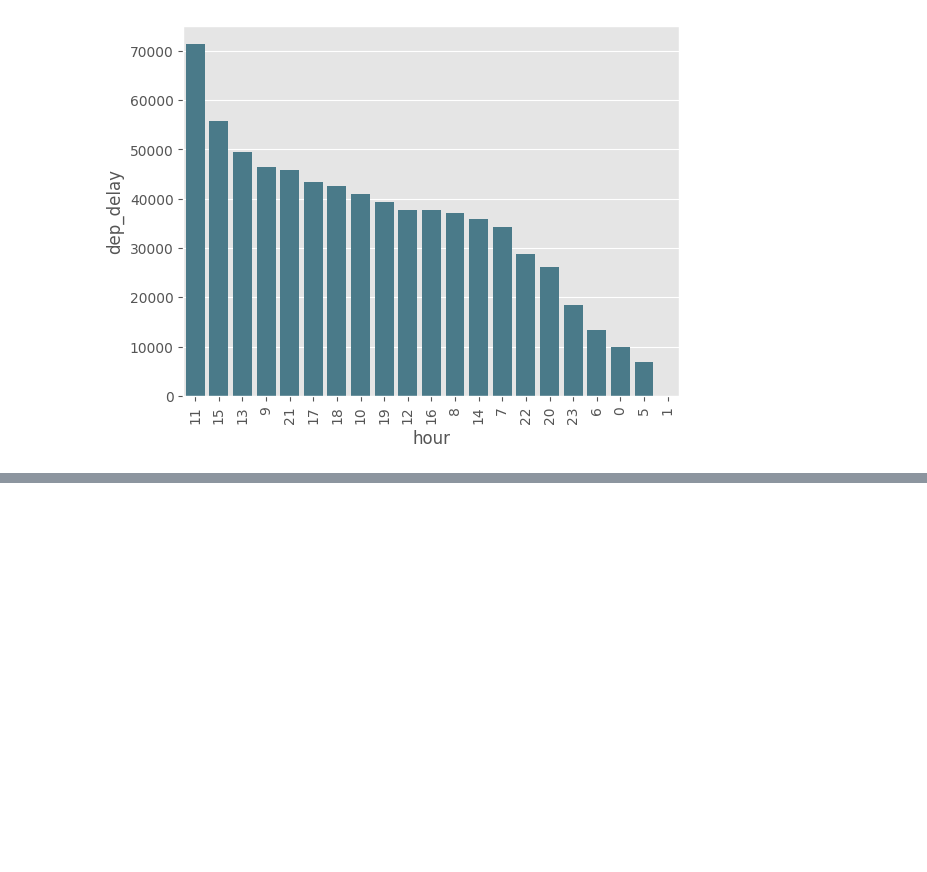
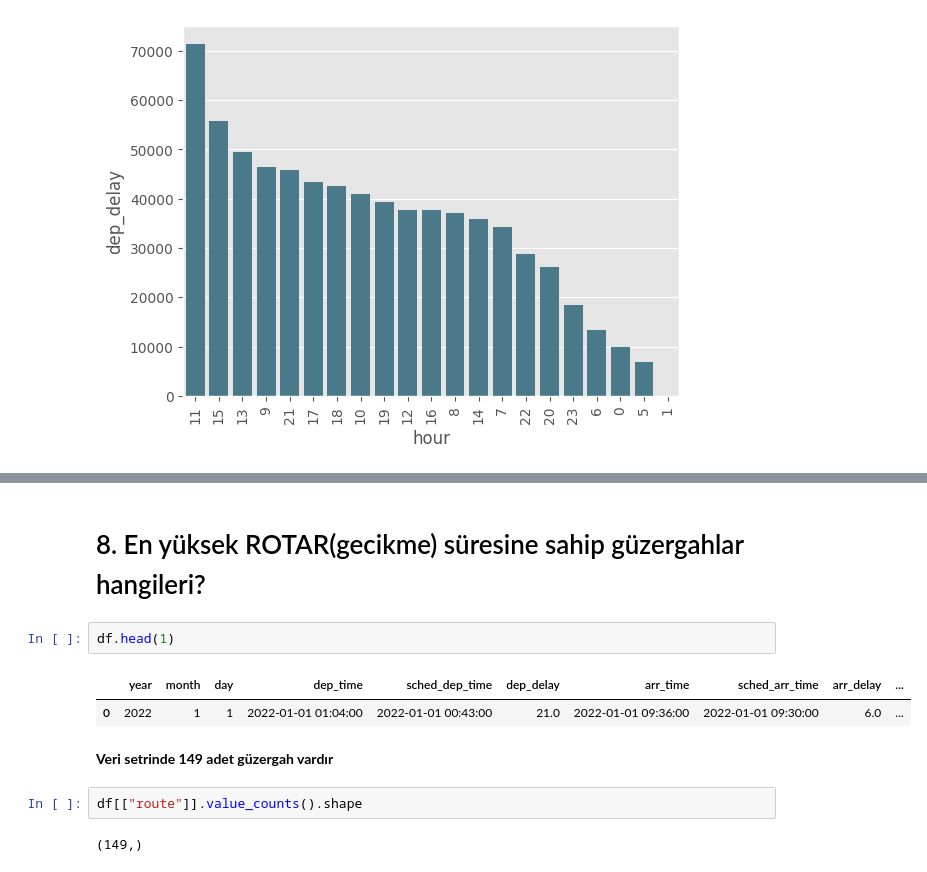
Before and after one commit to kntvrl/flights_project, a Jupyter notebook: project_notebook_ds.ipynb, the cells around one changed output, grey strips where cells are left out. Saved outputs shown, nothing was run; the diff lists cells and outputs as text; blank space fills up the shorter version.

```diff
--- a/project_notebook_ds.ipynb
+++ b/project_notebook_ds.ipynb
@@ -1114,0 +1100,13 @@ _ = custom_barplot(total_hourly_delays,"hour","dep_delay",sum)
+# %% [markdown]
+# 8.	En yüksek ROTAR(gecikme) süresine sahip güzergahlar hangileri?
+# %%
+df.head(1)
+# %% [output]
+|  | year | month | day | dep_time | sched_dep_time | dep_delay | arr_time | sched_arr_time | arr_delay | ... |
+| 0 | 2022 | 1 | 1 | 2022-01-01 01:04:00 | 2022-01-01 00:43:00 | 21.0 | 2022-01-01 09:36:00 | 2022-01-01 09:30:00 | 6.0 | ... |
+# %% [markdown]
+**Veri setrinde 149 adet güzergah vardır**
+# %%
+df[["route"]].value_counts().shape
+# %% [output]
+(149,)
```
Also changed, not shown: parts of 7 cells of this notebook.
